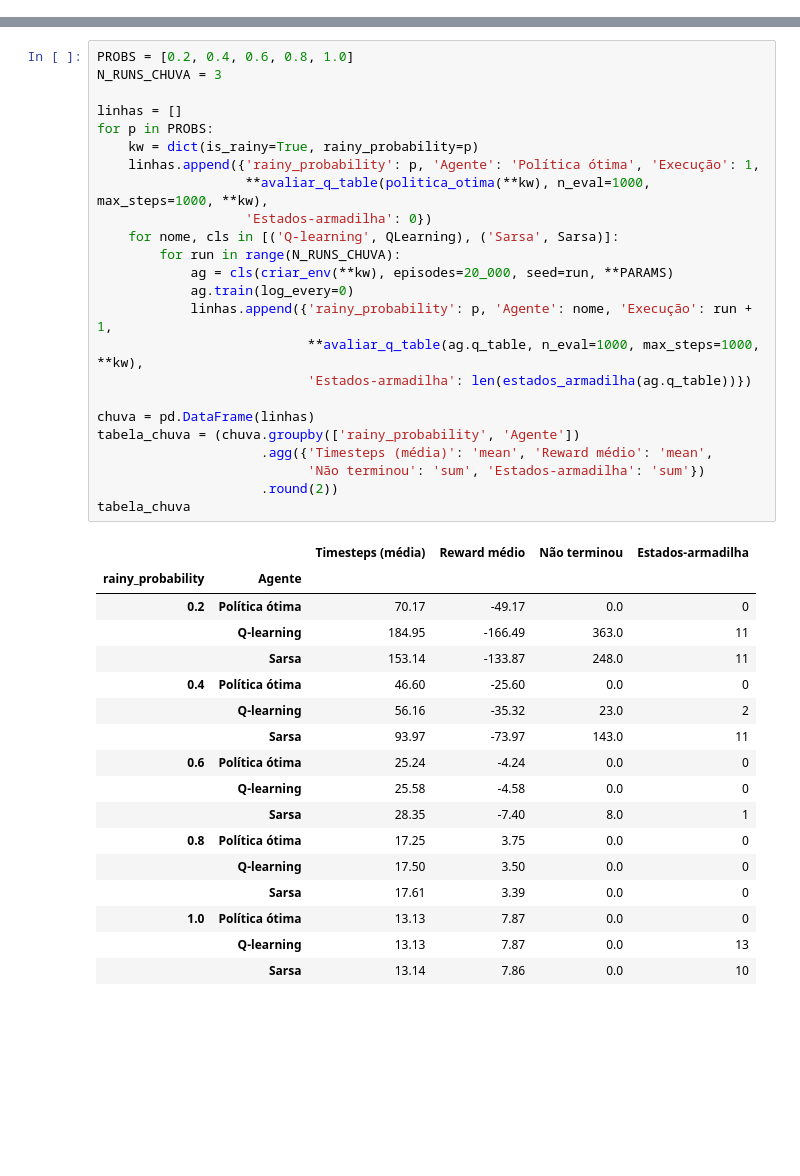
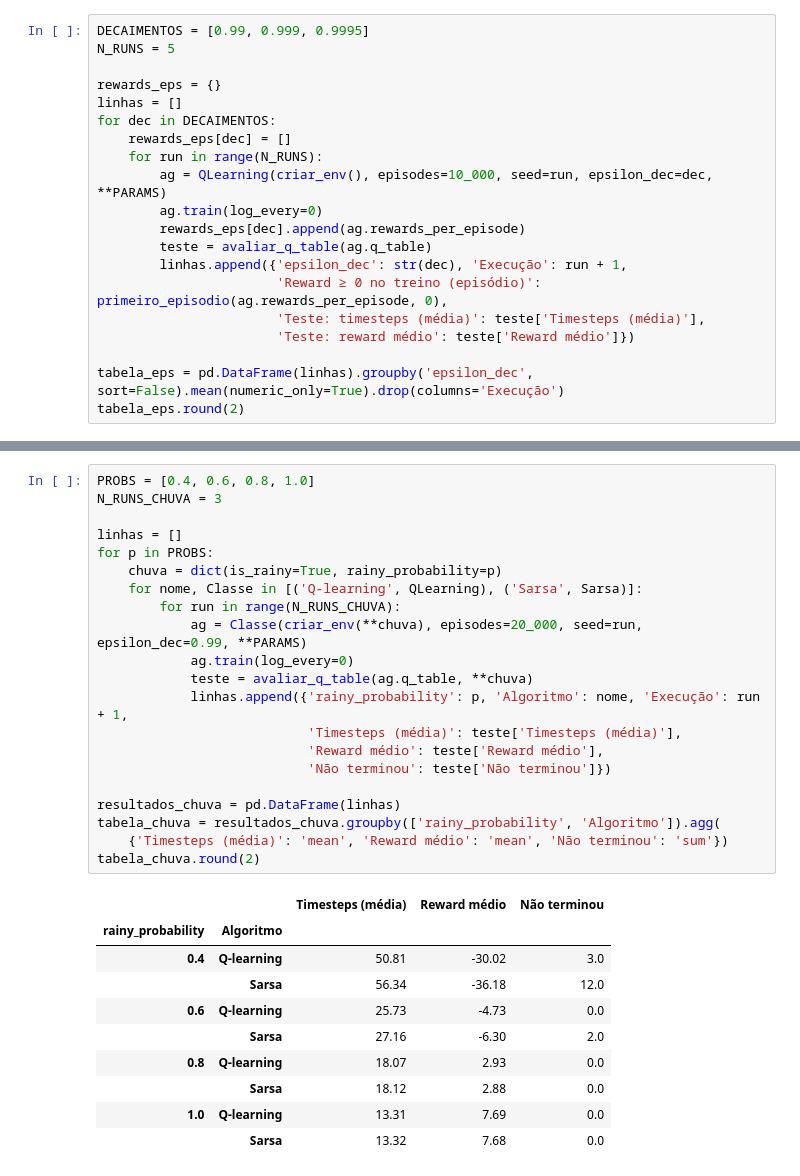
Before and after one commit to gaborocha147-create/ia-rob-projeto2, a Jupyter notebook: experimentos.ipynb, the cells around one changed output, grey strips where cells are left out. Cells and saved outputs as stored; diff of their text form; blank space fills up the shorter version.

```diff
--- a/experimentos.ipynb
+++ b/experimentos.ipynb
@@ -226,0 +41,20 @@ plt.show()
+# %%
+DECAIMENTOS = [0.99, 0.999, 0.9995]
+N_RUNS = 5
+
+rewards_eps = {}
+linhas = []
+for dec in DECAIMENTOS:
+    rewards_eps[dec] = []
+    for run in range(N_RUNS):
+        ag = QLearning(criar_env(), episodes=10_000, seed=run, epsilon_dec=dec, **PARAMS)
+        ag.train(log_every=0)
+        rewards_eps[dec].append(ag.rewards_per_episode)
+        teste = avaliar_q_table(ag.q_table)
+        linhas.append({'epsilon_dec': str(dec), 'Execução': run + 1,
+                       'Reward ≥ 0 no treino (episódio)': primeiro_episodio(ag.rewards_per_episode, 0),
+                       'Teste: timesteps (média)': teste['Timesteps (média)'],
+                       'Teste: reward médio': teste['Reward médio']})
+
+tabela_eps = pd.DataFrame(linhas).groupby('epsilon_dec', sort=False).mean(numeric_only=True).drop(columns='Execução')
+tabela_eps.round(2)
@@ -233,43 +103,33 @@ Como com chuva forte os episódios ficam longos, o teste usa 1000 episódios com
 # %%
-PROBS = [0.2, 0.4, 0.6, 0.8, 1.0]
+PROBS = [0.4, 0.6, 0.8, 1.0]
 N_RUNS_CHUVA = 3
 
 linhas = []
 for p in PROBS:
-    kw = dict(is_rainy=True, rainy_probability=p)
-    linhas.append({'rainy_probability': p, 'Agente': 'Política ótima', 'Execução': 1,
-                   **avaliar_q_table(politica_otima(**kw), n_eval=1000, max_steps=1000, **kw),
-                   'Estados-armadilha': 0})
-    for nome, cls in [('Q-learning', QLearning), ('Sarsa', Sarsa)]:
+    chuva = dict(is_rainy=True, rainy_probability=p)
+    for nome, Classe in [('Q-learning', QLearning), ('Sarsa', Sarsa)]:
         for run in range(N_RUNS_CHUVA):
-            ag = cls(criar_env(**kw), episodes=20_000, seed=run, **PARAMS)
+            ag = Classe(criar_env(**chuva), episodes=20_000, seed=run, epsilon_dec=0.99, **PARAMS)
             ag.train(log_every=0)
-            linhas.append({'rainy_probability': p, 'Agente': nome, 'Execução': run + 1,
-                           **avaliar_q_table(ag.q_table, n_eval=1000, max_steps=1000, **kw),
-                           'Estados-armadilha': len(estados_armadilha(ag.q_table))})
+            teste = avaliar_q_table(ag.q_table, **chuva)
+            linhas.append({'rainy_probability': p, 'Algoritmo': nome, 'Execução': run + 1,
+                           'Timesteps (média)': teste['Timesteps (média)'],
+                           'Reward médio': teste['Reward médio'],
+                           'Não terminou': teste['Não terminou']})
 
-chuva = pd.DataFrame(linhas)
-tabela_chuva = (chuva.groupby(['rainy_probability', 'Agente'])
-                     .agg({'Timesteps (média)': 'mean', 'Reward médio': 'mean',
-                           'Não terminou': 'sum', 'Estados-armadilha': 'sum'})
-                     .round(2))
-tabela_chuva
+resultados_chuva = pd.DataFrame(linhas)
+tabela_chuva = resultados_chuva.groupby(['rainy_probability', 'Algoritmo']).agg(
+    {'Timesteps (média)': 'mean', 'Reward médio': 'mean', 'Não terminou': 'sum'})
+tabela_chuva.round(2)
 # %% [output]
-|  |  | Timesteps (média) | Reward médio | Não terminou | Estados-armadilha |
-| rainy_probability | Agente |  |  |  |  |
-| 0.2 | Política ótima | 70.17 | -49.17 | 0.0 | 0 |
-|  | Q-learning | 184.95 | -166.49 | 363.0 | 11 |
-|  | Sarsa | 153.14 | -133.87 | 248.0 | 11 |
-| 0.4 | Política ótima | 46.60 | -25.60 | 0.0 | 0 |
-|  | Q-learning | 56.16 | -35.32 | 23.0 | 2 |
-|  | Sarsa | 93.97 | -73.97 | 143.0 | 11 |
-| 0.6 | Política ótima | 25.24 | -4.24 | 0.0 | 0 |
-|  | Q-learning | 25.58 | -4.58 | 0.0 | 0 |
-|  | Sarsa | 28.35 | -7.40 | 8.0 | 1 |
-| 0.8 | Política ótima | 17.25 | 3.75 | 0.0 | 0 |
-|  | Q-learning | 17.50 | 3.50 | 0.0 | 0 |
-|  | Sarsa | 17.61 | 3.39 | 0.0 | 0 |
-| 1.0 | Política ótima | 13.13 | 7.87 | 0.0 | 0 |
-|  | Q-learning | 13.13 | 7.87 | 0.0 | 13 |
-|  | Sarsa | 13.14 | 7.86 | 0.0 | 10 |
+|  |  | Timesteps (média) | Reward médio | Não terminou |
+| rainy_probability | Algoritmo |  |  |  |
+| 0.4 | Q-learning | 50.81 | -30.02 | 3.0 |
+|  | Sarsa | 56.34 | -36.18 | 12.0 |
+| 0.6 | Q-learning | 25.73 | -4.73 | 0.0 |
+|  | Sarsa | 27.16 | -6.30 | 2.0 |
+| 0.8 | Q-learning | 18.07 | 2.93 | 0.0 |
+|  | Sarsa | 18.12 | 2.88 | 0.0 |
+| 1.0 | Q-learning | 13.31 | 7.69 | 0.0 |
+|  | Sarsa | 13.32 | 7.68 | 0.0 |
 # %%
```
Also changed, not shown: parts of 31 cells of this notebook, 5 other files.
